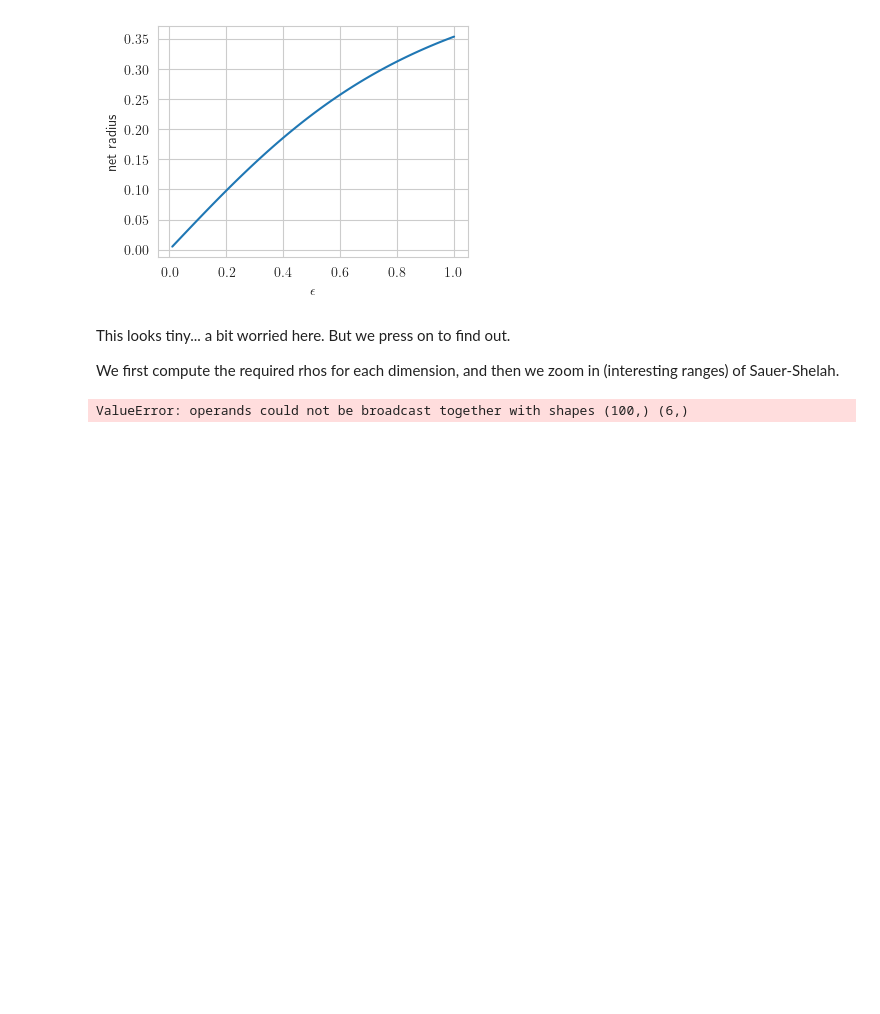
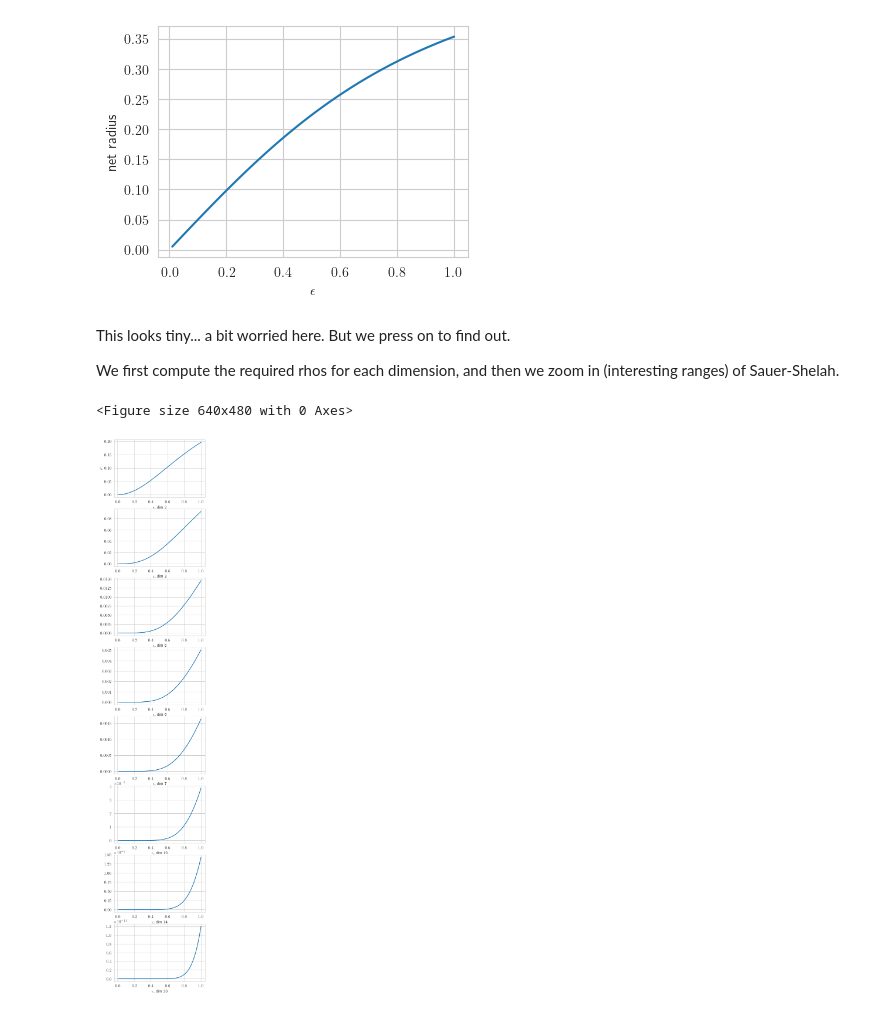
Before and after one commit to robustrobotics/nonasymptotic-mp, a Jupyter notebook: notebooks/designing_tractable_experiments.ipynb, the cells around one changed output. Drawn from its saved outputs; the diff is of its cells as text; code cells hidden in the pictures; blank space fills up the shorter version.

Commit message:
(wip) press on in producing graphs. need to scale graphs with the sample complexity curves. also strangely, need to split up the numerical bound search or notebook stops in its tracks.

```diff
--- a/notebooks/designing_tractable_experiments.ipynb
+++ b/notebooks/designing_tractable_experiments.ipynb
@@ -24,7 +25,7 @@ seed = 1999
 Dimensions correspond with common robot DofS (planar, planar + angle, arm on base, two arms, PR2).
 # %%
 # Specify the dimensions and sample counts we intend to test (only add in the 1e5/1e6 if we run this on supercloud).
-ds = np.array([2, 3, 7, 10, 14, 20])
+ds = np.array([2, 3, 5, 6, 7, 10, 14, 20])
 sample_counts = np.array([1e2, 1e3, 1e4], dtype=np.int32) # int(1e5), int(1e6)
 # %% [markdown]
 We'll be conducting these sanity-checking experiments in the exact environment we'll be evaluating them in: simple box environments $[-0.5, 1.5] \times [-0.5, 0.5]^{d-1}$, (we chose $\delta = 0.5$ so that the volume of the whole environment does not change between dimensions).
@@ -68,7 +69,22 @@ We first compute the required rhos for each dimension, and then we zoom in (inte
 # %%
 vols_env = np.array([_e.volume for _e in envs])
 
 # we could probably vectorize in a meshgrid, but for sanity, we just do dimension-by-dimension
-# rhos = compute_rho(clearance, tols, ds, vols_env)
+
+rhos = []
+for _d, _vol_env in zip(ds, vols_env):
+    rhos.append(compute_rho(clearance, tols, _d, _vol_env))
+
+rhos = np.array(rhos)
+
+plt.figure()
+_, axs = plt.subplots(len(ds), 1, figsize=(4, 3 * len(ds)))
+axs[0].set_ylabel('$\\rho$')
+for ax, _rhos_d, _d in zip(axs, rhos, ds):
+    ax.plot(tols, _rhos_d)
+    ax.set_xlabel(r'$\epsilon$, dim %i' % _d)
+
+plt.show()
 # %% [output]
-ValueError: operands could not be broadcast together with shapes (100,) (6,)
+<Figure size 640x480 with 0 Axes>
+[figure, added]
```
Also changed, not shown: parts of 6 cells of this notebook.
